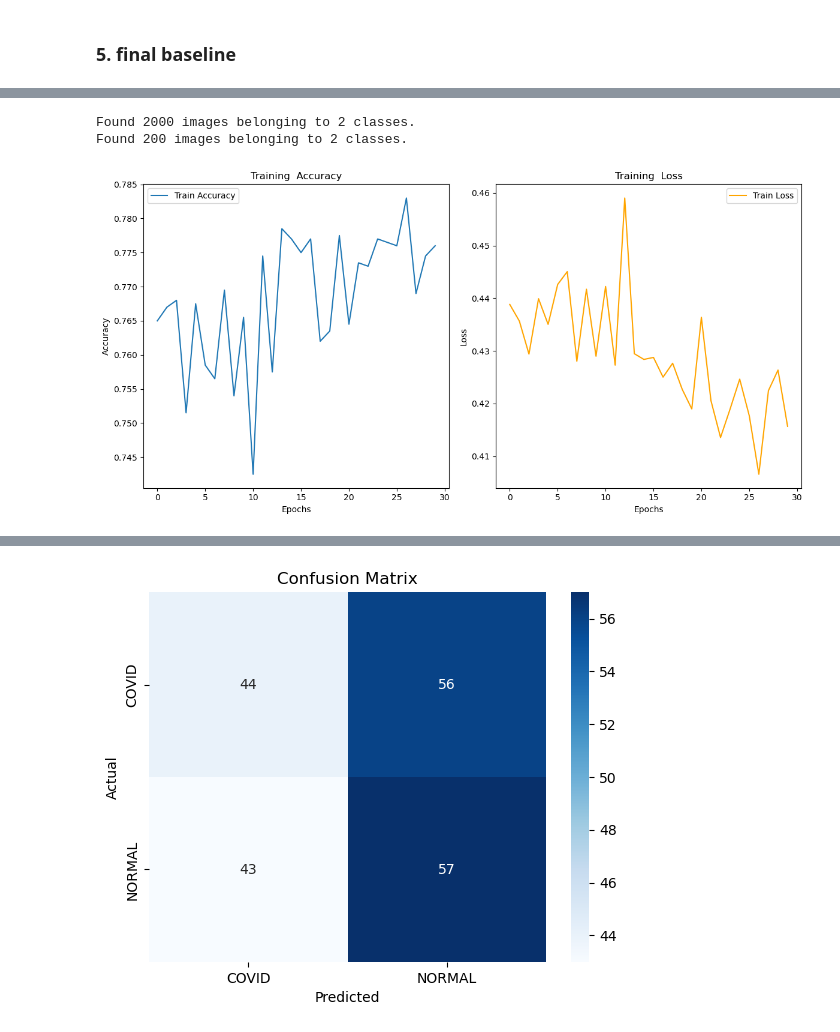
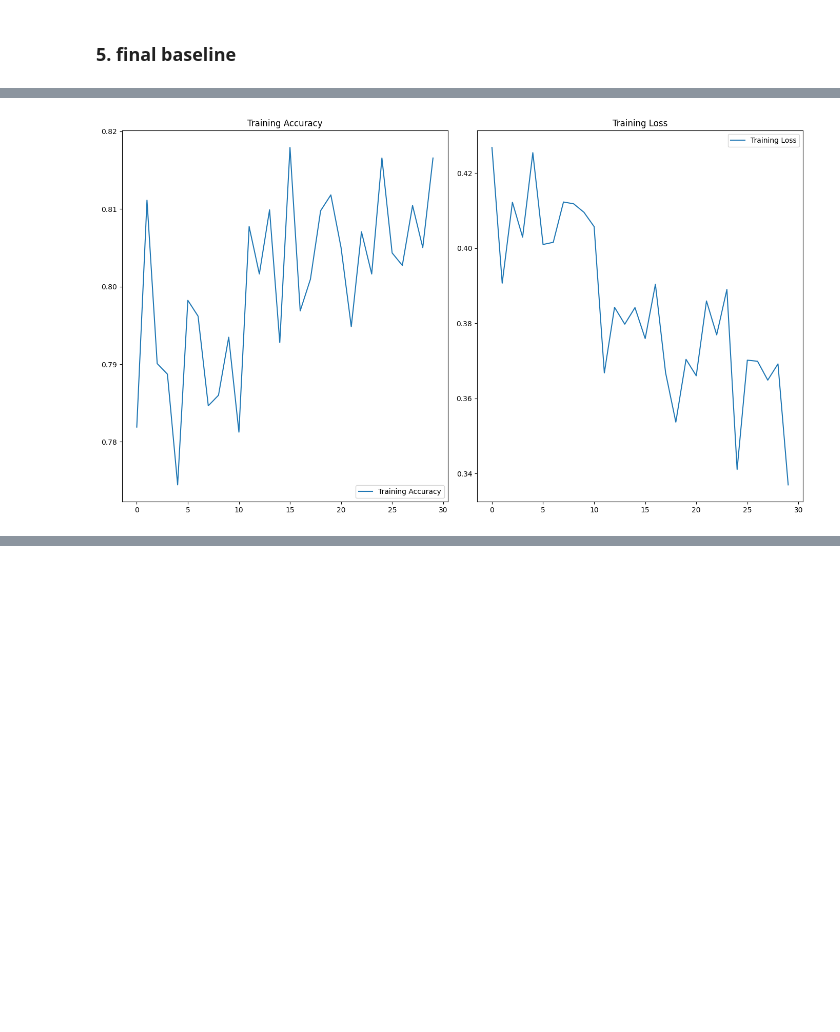
Before and after one commit to marcinjedrych/Project-AI, a Jupyter notebook: baseline.ipynb, the cells around one changed output, grey strips where cells are left out. Cells and saved outputs as stored; diff of their text form; code cells hidden in the pictures; blank space fills up the shorter version.

```diff
--- a/baseline.ipynb
+++ b/baseline.ipynb
@@ -280,7 +246,9 @@ Best optimizer: sgd
 # %% [markdown]
 ### 5. final baseline
 # %%
-full_data_gen = training_data_Pipeline(128, img_size, 'covid xray/train_val')
+training_data_gen = training_data_Pipeline(128, img_size, train_dir)
+val_data_gen = test_validation_data_Pipeline(128, img_size, train_dir, val_dir)
+full_data_gen = concat_generators(training_data_gen, val_data_gen)
 
 learning_rate = 0.001
 dropout_rate = 0.3
@@ -341,48 +305,4 @@ Epoch 30/30
 # %%
-from sklearn.metrics import confusion_matrix
-import seaborn as sns
-
-test_data_gen = test_validation_data_Pipeline(batch_size, img_size, 'covid xray/train_val', test_dir)
-
-plt.figure(figsize=(12, 6))
-plt.subplot(1, 2, 1)
-plt.plot(history.history['accuracy'], label='Train Accuracy')
-
-plt.title('Training  Accuracy')
-plt.xlabel('Epochs')
-plt.ylabel('Accuracy')
-plt.legend()
-
-plt.subplot(1, 2, 2)
-plt.plot(history.history['loss'], label='Train Loss', color='orange')
-plt.title('Training  Loss')
-plt.xlabel('Epochs')
-plt.ylabel('Loss')
-plt.legend()
-
-plt.tight_layout()
-plt.show()
-
-#Save the model to disk and load it back
-final_model.save('covid_xray_model.h5')  # Save the model
-loaded_model = tf.keras.models.load_model('covid_xray_model.h5')  # Load the model
-
-test_data_gen = test_validation_data_Pipeline(batch_size, img_size, 'covid xray/train_val', test_dir)
-loss, accuracy = loaded_model.evaluate(test_data_gen)
-
-y_true = test_data_gen.classes
-y_pred_probs = final_model.predict(test_data_gen)
-y_pred = (y_pred_probs > 0.5).astype(int).flatten()
-print(f"Test Loss: {loss:.4f}")
-print(f"Test Accuracy: {accuracy:.4f}")
-
-cm = confusion_matrix(y_true, y_pred)
-sns.heatmap(cm, annot=True, fmt="d", cmap="Blues", xticklabels=test_data_gen.class_indices.keys(), yticklabels=test_data_gen.class_indices.keys())
-plt.xlabel("Predicted")
-plt.ylabel("Actual")
-plt.title("Confusion Matrix")
-plt.show()
+plot_accuracy_loss(history, epochs, validation = False)
 # %% [output]
-Found 2000 images belonging to 2 classes.
-Found 200 images belonging to 2 classes.
-[figure, old version]
+[figure, new version]
@@ -397 +308,0 @@ Test Accuracy: 0.5050
-[figure, removed]
```
Also changed, not shown: parts of 13 cells of this notebook, 5 other files.
